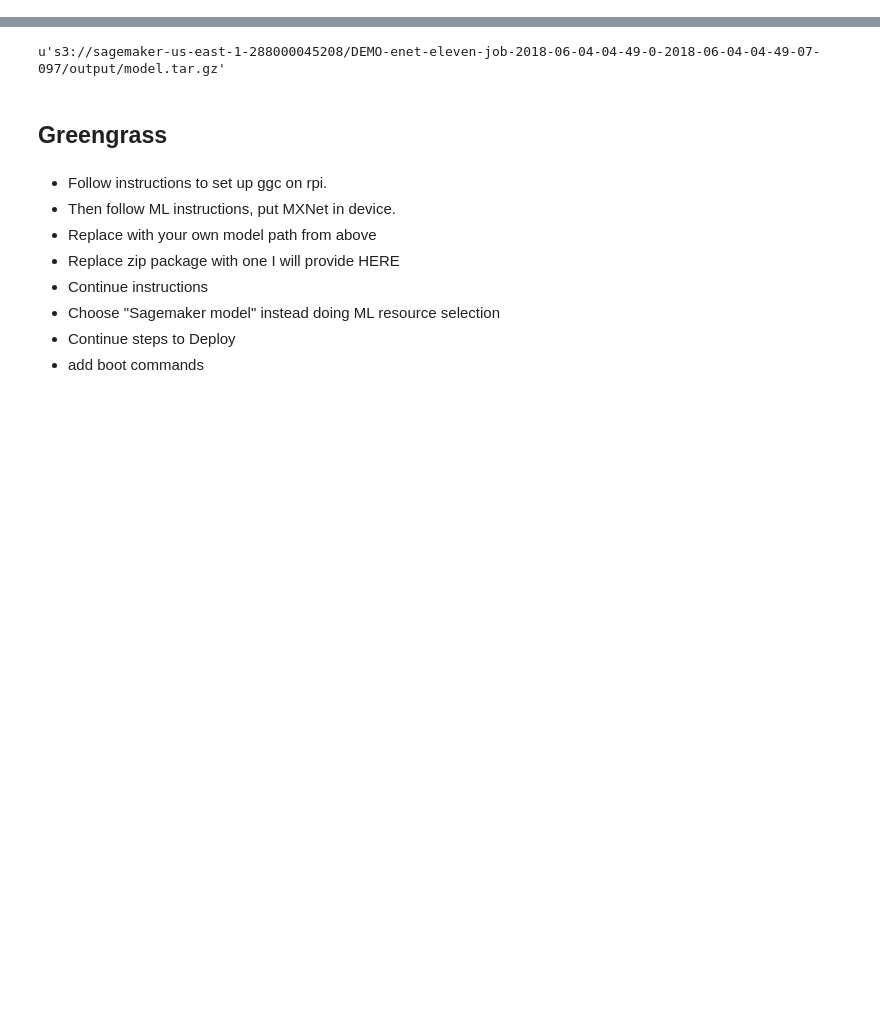
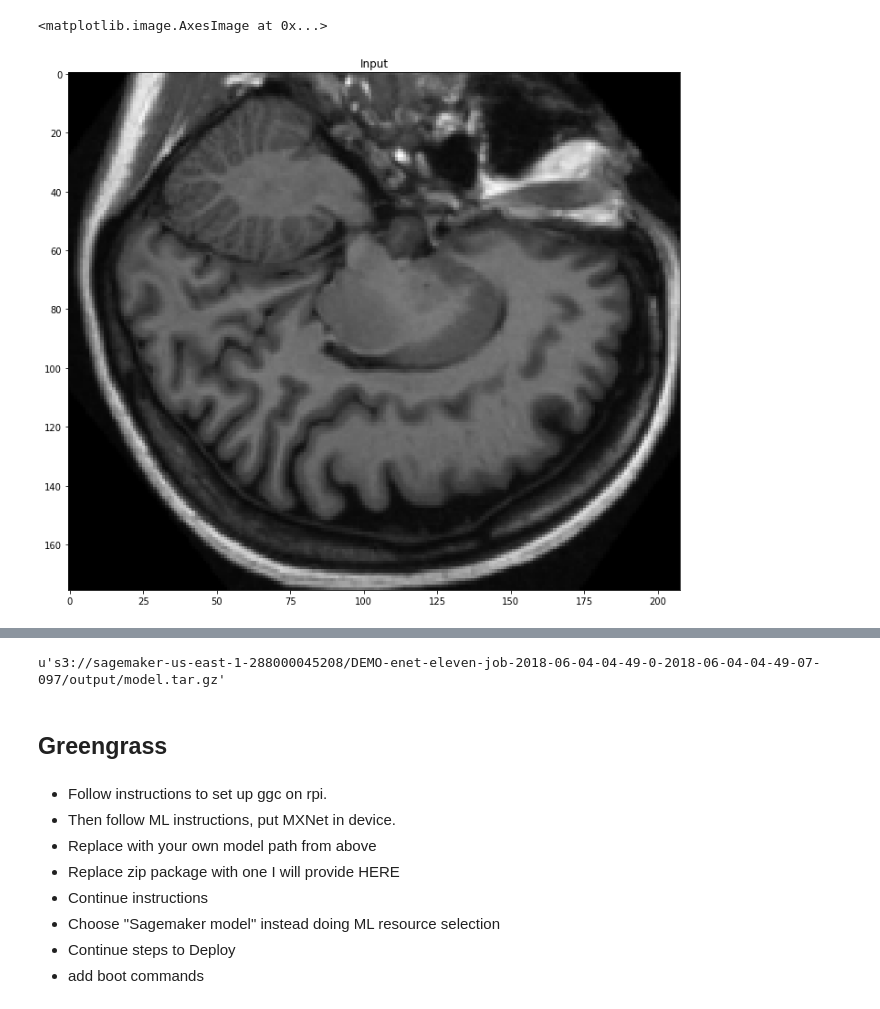
Before and after one commit to aws-samples/amazon-sagemaker-brain-segmentation, a Jupyter notebook: mxnet_brain_segmentation.ipynb, the cells around one changed output, grey strips where cells are left out. Drawn from its saved outputs; the diff is of its cells as text; code cells hidden in the pictures; blank space fills up the shorter version.

```diff
--- a/mxnet_brain_segmentation.ipynb
+++ b/mxnet_brain_segmentation.ipynb
@@ -57,0 +55,4 @@ local_estimator = MXNet(entry_point='brain_segmentation.py',
+# %%
+data_bucket = '<YOUR-S3-BUCKET>'
+data_prefix = '<YOUR-S3-PREFIX>'
+data_dir = '<YOUR-DATA-DIR>'
@@ -57,0 +79,11 @@ local_estimator = MXNet(entry_point='brain_segmentation.py',
+# %%
+image = np.fromfile(
+    open(os.path.join(data_dir,'brain_mri/disc1/OAS1_0002_MR1/PROCESSED/MPRAGE/T88_111/OAS1_0002_MR1_mpr_n4_anon_111_t88_gfc.img'), 'rb'),
+    np.dtype('>u2')).reshape((176, 208, 176))
+
+plt.figure(figsize=(12, 12))
+plt.title('Input')
+plt.imshow(image[:,:,101], cmap = plt.cm.gray)
+# %% [output]
+<matplotlib.image.AxesImage at 0x...>
+[figure, added]
```
Also changed, not shown: parts of 135 cells of this notebook, 3 other files.
